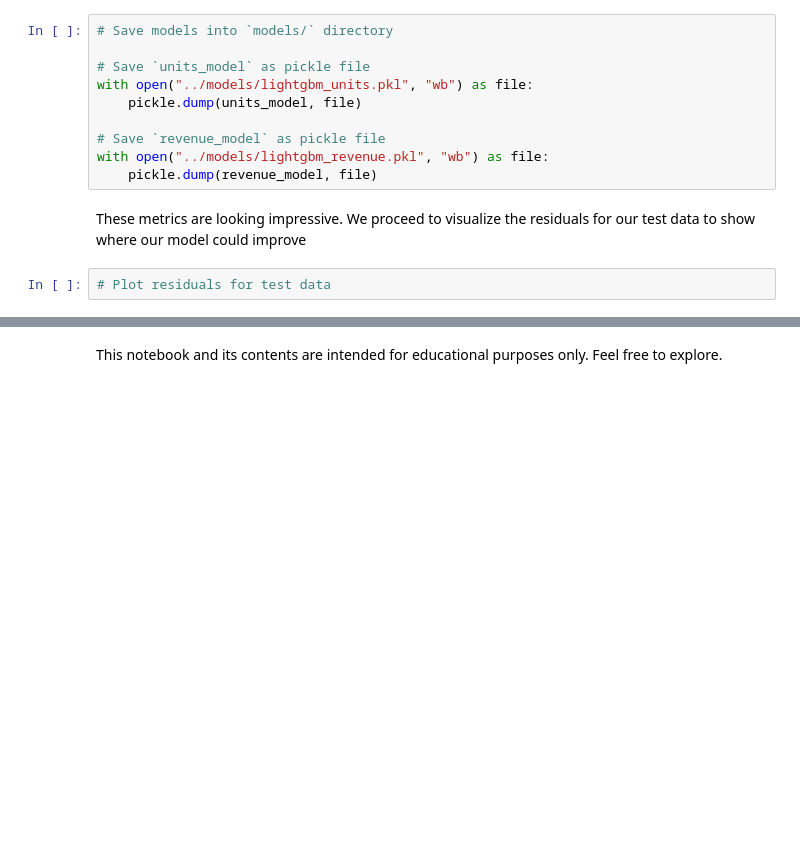
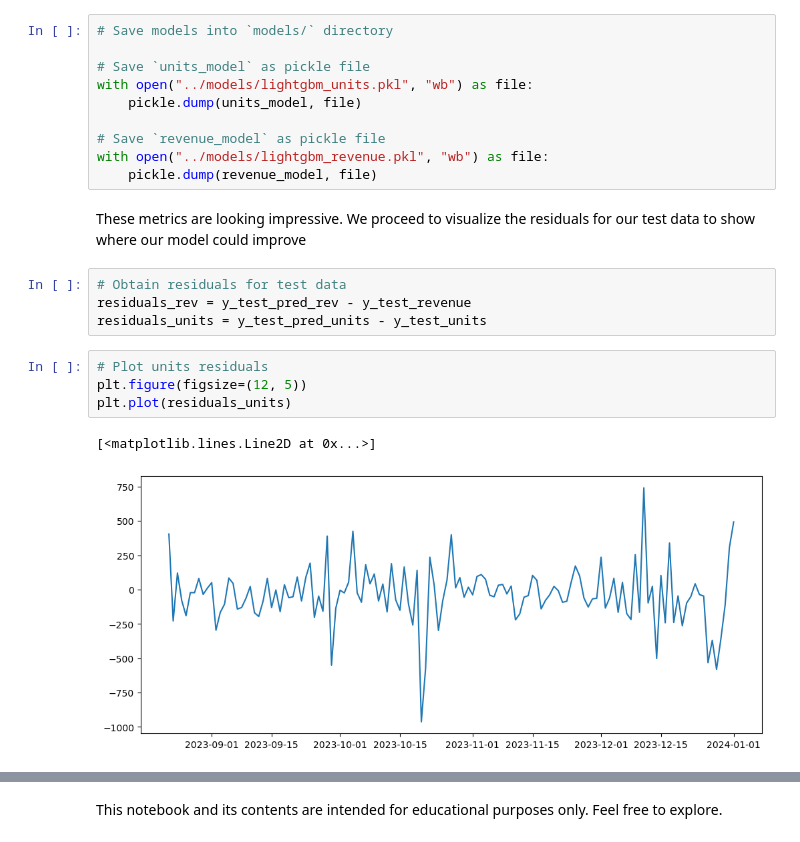
Before and after one commit to Mohammed-Hanan-Othman/time-series-forecasting, a Jupyter notebook: notebooks/sales_prediction_lightgbm.ipynb, the cells around one changed output, grey strips where cells are left out. Saved outputs shown, nothing was run; the diff lists cells and outputs as text; blank space fills up the shorter version.

Commit message:
Added visualization for model residuals.

```diff
--- a/notebooks/sales_prediction_lightgbm.ipynb
+++ b/notebooks/sales_prediction_lightgbm.ipynb
@@ -457,4 +457,13 @@ with open("../models/lightgbm_revenue.pkl", "wb") as file:
 # %% [markdown]
 These metrics are looking impressive. We proceed to visualize the residuals for our test data to show where our model could improve
 # %%
-# Plot residuals for test data
+# Obtain residuals for test data
+residuals_rev = y_test_pred_rev - y_test_revenue
+residuals_units = y_test_pred_units - y_test_units
+# %%
+# Plot units residuals
+plt.figure(figsize=(12, 5))
+plt.plot(residuals_units)
+# %% [output]
+[<matplotlib.lines.Line2D at 0x...>]
+[figure, added]
```
Also changed, not shown: parts of 1 cell of this notebook.
